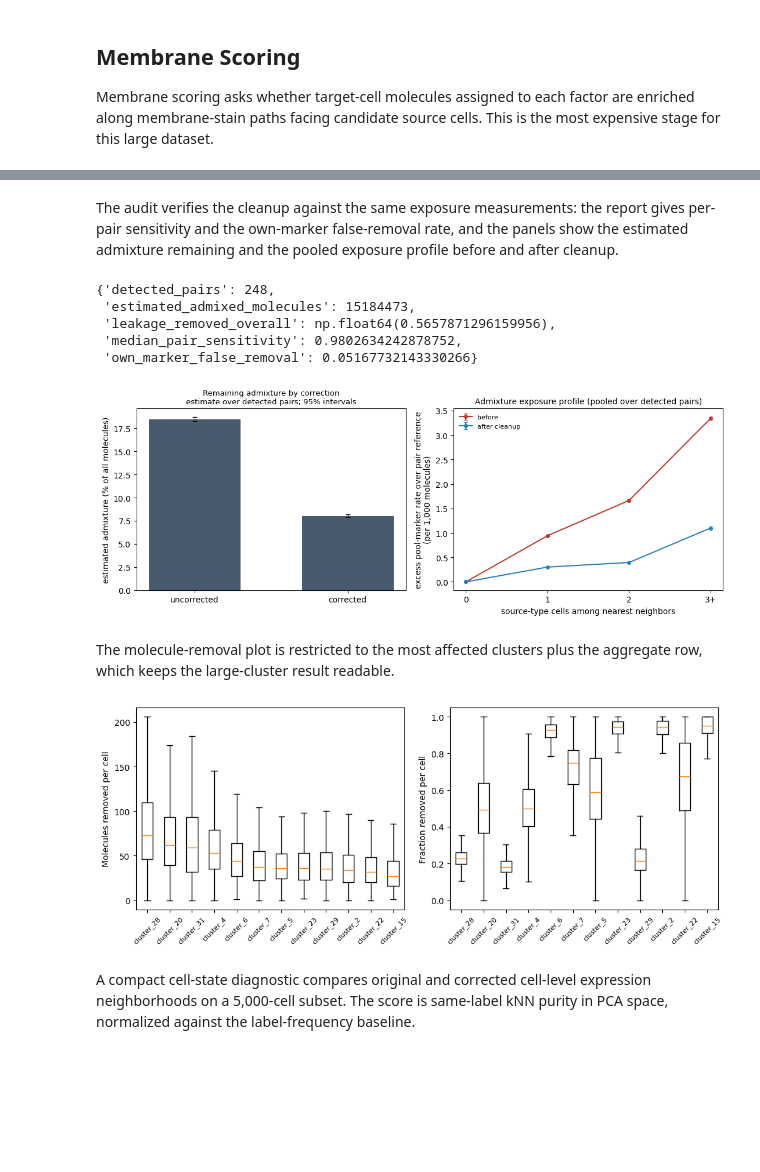
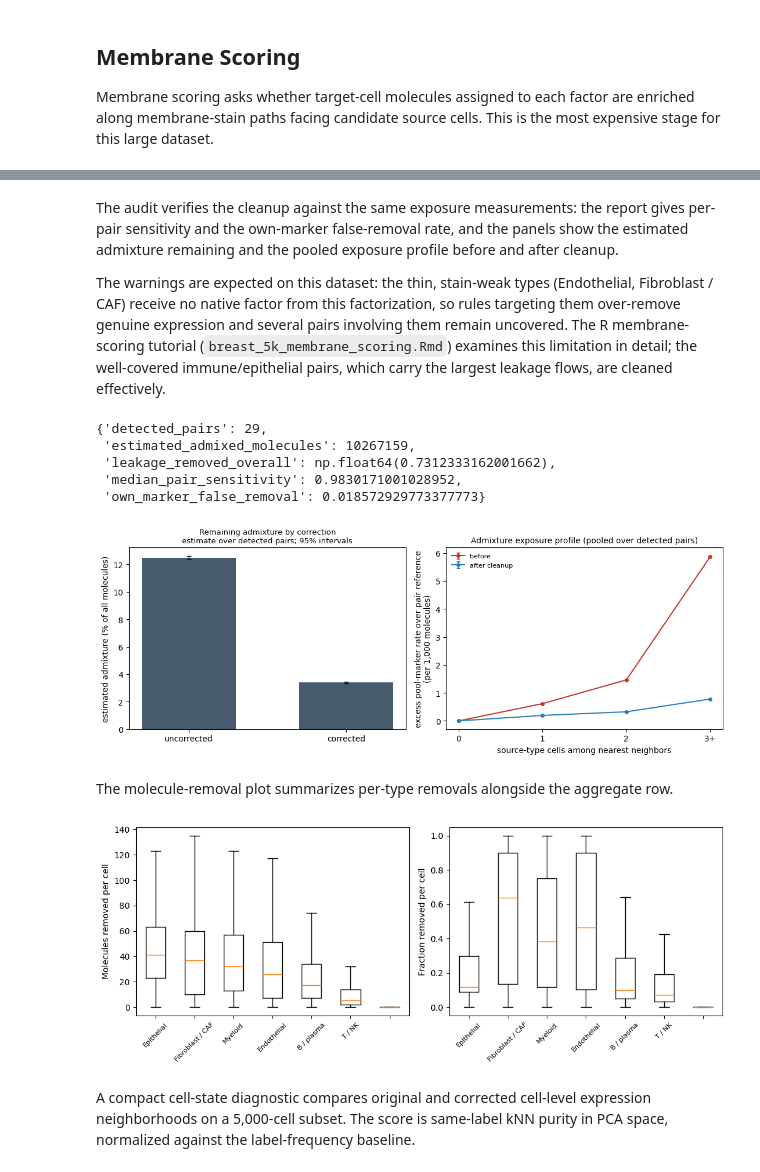
Before and after one commit to kharchenkolab/cellAdmix-core, a Jupyter notebook: examples/xenium_breast_membrane_5k_full/breast_5k_python_standalone.ipynb, the cells around one changed output, grey strips where cells are left out. Saved outputs shown, nothing was run; the diff lists cells and outputs as text; code cells hidden in the pictures; blank space fills up the shorter version.

```diff
--- a/examples/xenium_breast_membrane_5k_full/breast_5k_python_standalone.ipynb
+++ b/examples/xenium_breast_membrane_5k_full/breast_5k_python_standalone.ipynb
@@ -23,8 +21,8 @@ data_dir = Path("data")
 output_dir = Path("out_python")
 num_threads = 10
 
-annotation_file = output_dir / "annotation_clusters.csv"
-annotation_table = pd.read_csv(annotation_file)
-annotation = read_annotation(annotation_table, annotation_col="cluster")
-annotation.value_counts().head(12)
+annotation_table = pd.read_csv(Path("annotations") / "annotation.csv.gz")
+annotation_table = annotation_table[annotation_table["merged_annotation"] != "Ambiguous / low-quality"]
+annotation = read_annotation(annotation_table, annotation_col="merged_annotation")
+annotation.value_counts()
 # %% [output]
@@ -226,32 +218,36 @@ The audit verifies the cleanup against the same exposure measurements: the
 report gives per-pair sensitivity and the own-marker false-removal rate,
 and the panels show the estimated admixture remaining and the pooled
 exposure profile before and after cleanup.
+
+The warnings are expected on this dataset: the thin, stain-weak types
+(Endothelial, Fibroblast / CAF) receive no native factor from this
+factorization, so rules targeting them over-remove genuine expression and
+several pairs involving them remain uncovered. The R membrane-scoring
+tutorial (`breast_5k_membrane_scoring.Rmd`) examines this limitation in
+detail; the well-covered immune/epithelial pairs, which carry the largest
+leakage flows, are cleaned effectively.
 # %%
 report = audit.evaluate(correction)
 report.summary()
 # %% [output]
-{'detected_pairs': 248,
- 'estimated_admixed_molecules': 15184473,
- 'leakage_removed_overall': np.float64(0.5657871296159956),
- 'median_pair_sensitivity': 0.9802634242878752,
- 'own_marker_false_removal': 0.05167732143330266}
+{'detected_pairs': 29,
+ 'estimated_admixed_molecules': 10267159,
+ 'leakage_removed_overall': np.float64(0.7312333162001662),
+ 'median_pair_sensitivity': 0.9830171001028952,
+ 'own_marker_false_removal': 0.018572929773377773}
 # %%
 fig, axes = plt.subplots(1, 2, figsize=(11, 4.2))
 audit.plot_remaining({"corrected": correction}, ax=axes[0])
 audit.plot_exposure(correction=correction, ax=axes[1])
 fig.tight_layout()
 # %% [output]
-[figure, old version]
+[figure, new version]
 # %% [markdown]
-The molecule-removal plot is restricted to the most affected clusters plus the aggregate row, which keeps the large-cluster result readable.
+The molecule-removal plot summarizes per-type removals alongside the aggregate row.
 # %%
-cell_summary = correction.cell_summary()
-top_removed = (cell_summary.groupby("cell_type")["n_removed"].sum()
-    .sort_values(ascending=False).head(12).index.tolist())
-plot_summary = cell_summary[cell_summary["cell_type"].isin(top_removed)]
-plot_molecule_removal(plot_summary);
+plot_molecule_removal(correction.cell_summary());
 # %% [output]
-[figure, old version]
+[figure, new version]
 # %% [markdown]
 A compact cell-state diagnostic compares original and corrected cell-level expression neighborhoods on a 5,000-cell subset. The score is same-label kNN purity in PCA space, normalized against the label-frequency baseline.
 # %%
```
Also changed, not shown: parts of 30 cells of this notebook.
